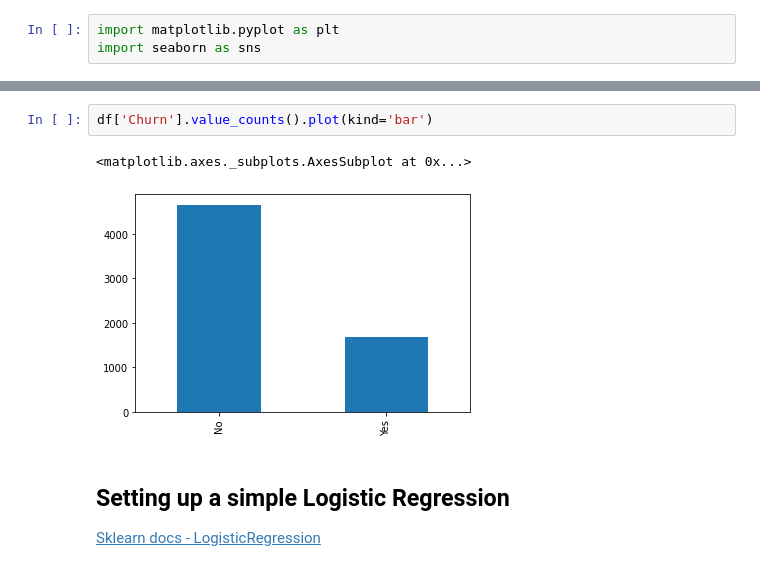
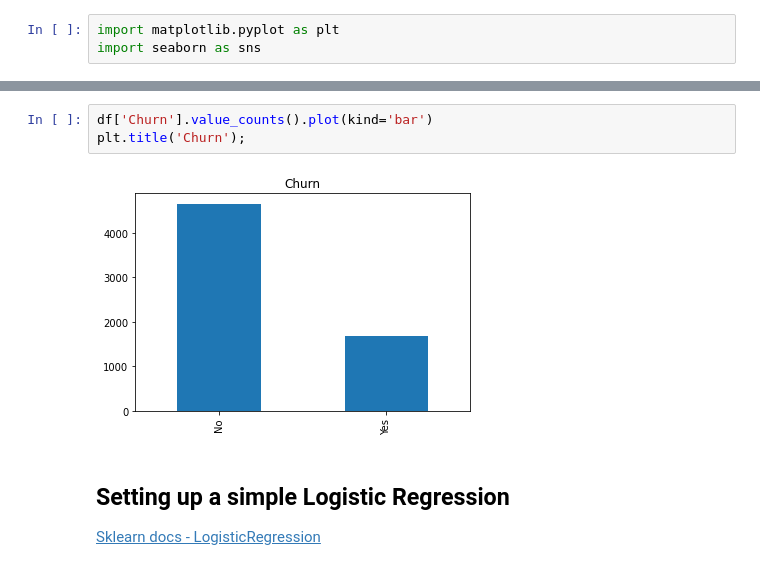
Before and after one commit to mesha4545a/Assigment-2, a Jupyter notebook: 01_case_study_setup.ipynb, the cells around one changed output, grey strips where cells are left out. Drawn from its saved outputs; the diff is of its cells as text.

```diff
--- a/01_case_study_setup.ipynb
+++ b/01_case_study_setup.ipynb
@@ -194,8 +208,8 @@ df['PaymentMethod'].value_counts().plot(kind='bar')
 # %%
 df['Churn'].value_counts().plot(kind='bar')
+plt.title('Churn');
 # %% [output]
-<matplotlib.axes._subplots.AxesSubplot at 0x...>
-[figure, old version]
+[figure, new version]
 # %% [markdown]
 ## Setting up a simple Logistic Regression
 [Sklearn docs - LogisticRegression](https://scikit-learn.org/stable/modules/generated/sklearn.linear_model.LogisticRegression.html)
```
Also changed, not shown: parts of 17 cells of this notebook.
